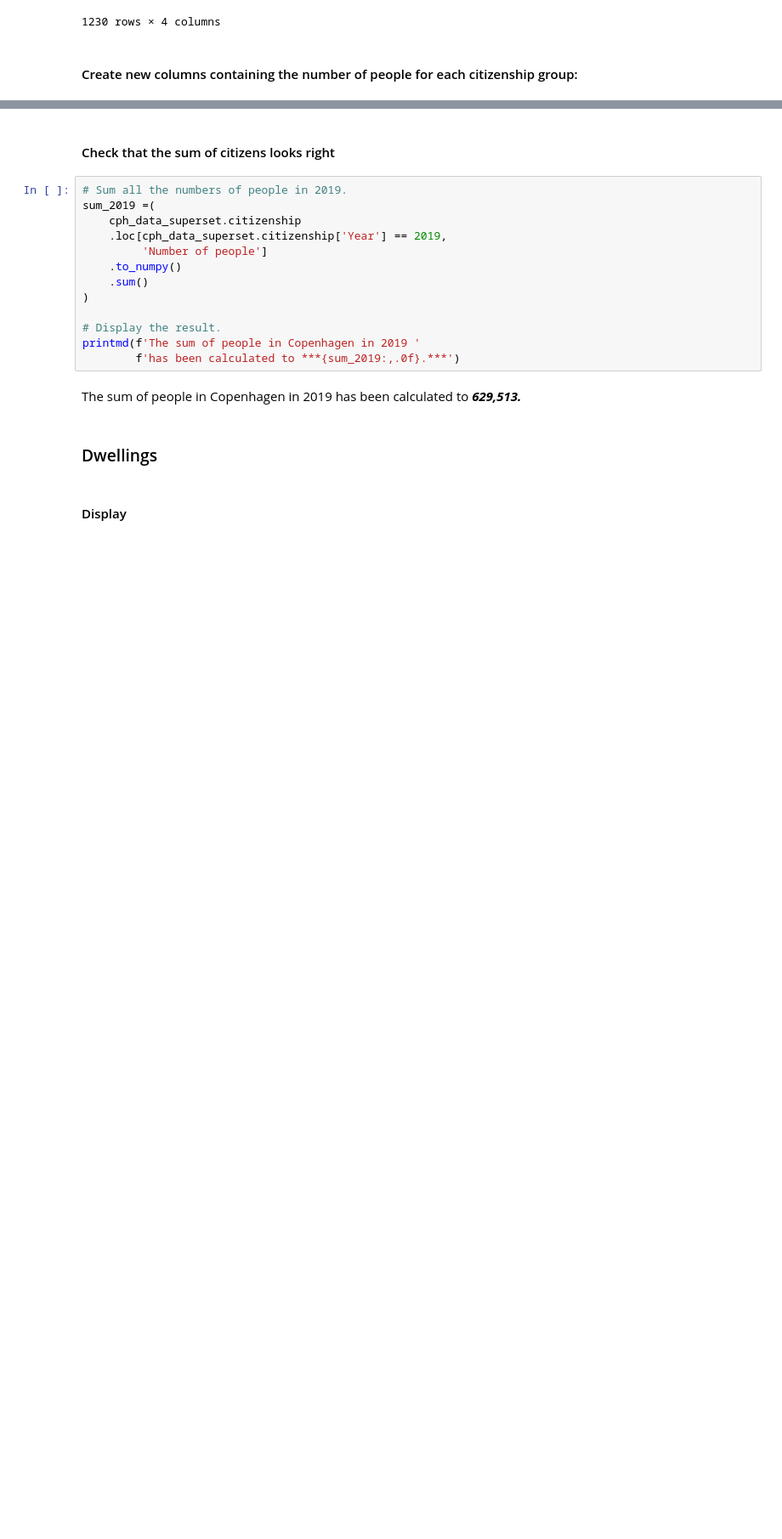
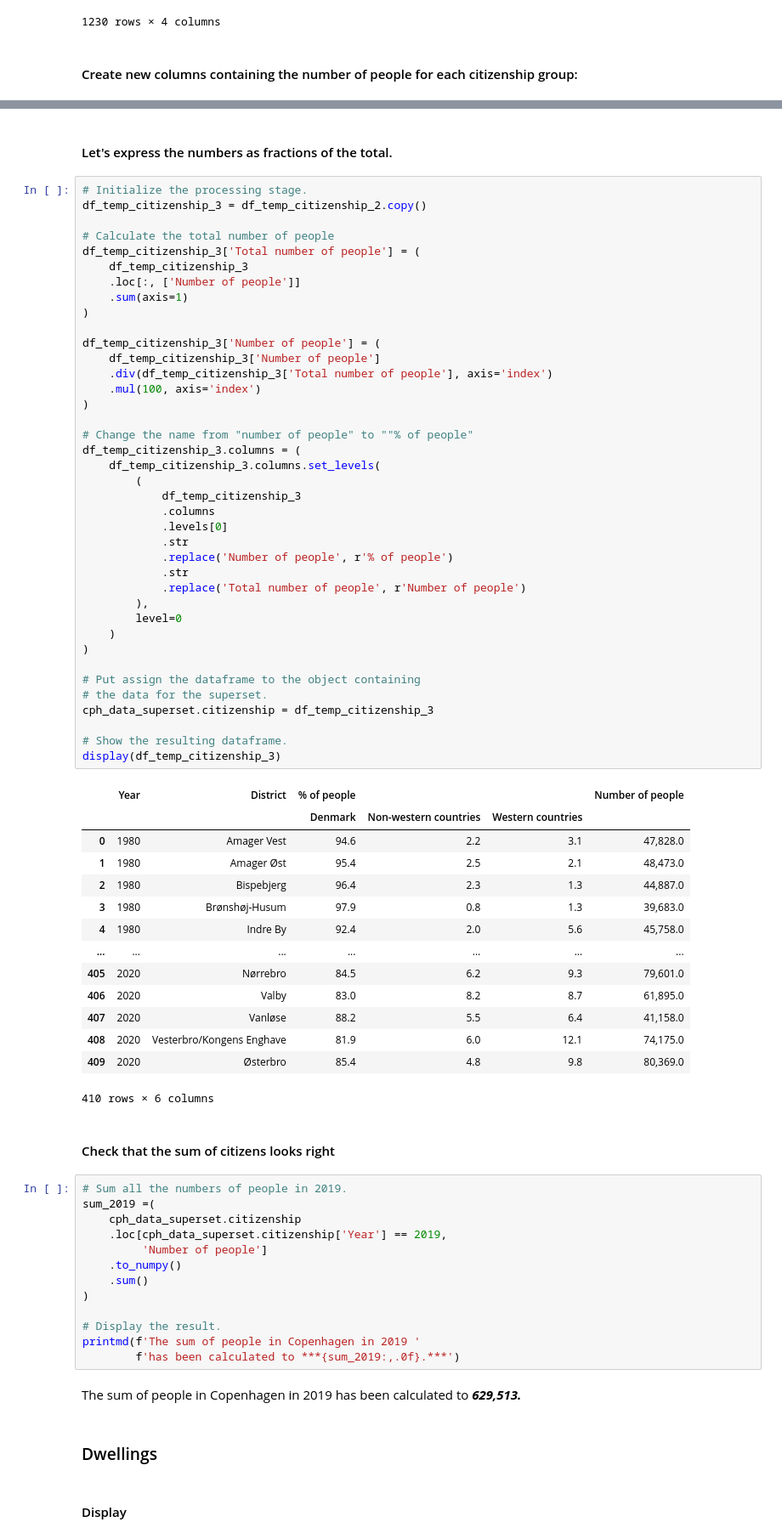
Before and after one commit to wojciechdk/social_data_analysis_and_visualization_final_project, a Jupyter notebook: basic_stats.ipynb, the cells around one changed output, grey strips where cells are left out. Shown at 85% size. Drawn from its saved outputs; the diff is of its cells as text; blank space fills up the shorter version.

```diff
--- a/basic_stats.ipynb
+++ b/basic_stats.ipynb
@@ -1164,6 +1164,62 @@ display(cph_data_superset.citizenship)
 | 408 | 2020 | Vesterbro/Kongens Enghave | 60,744.0 | 4,482.0 | 8,949.0 |
 | 409 | 2020 | Østerbro | 68,643.0 | 3,866.0 | 7,860.0 |
 410 rows × 5 columns
+# %% [markdown]
+#### Let's express the numbers as fractions of the total.
+# %%
+# Initialize the processing stage.
+df_temp_citizenship_3 = df_temp_citizenship_2.copy()
+
+# Calculate the total number of people
+df_temp_citizenship_3['Total number of people'] = (
+    df_temp_citizenship_3
+    .loc[:, ['Number of people']]
+    .sum(axis=1)
+)
+
+df_temp_citizenship_3['Number of people'] = (
+    df_temp_citizenship_3['Number of people']
+    .div(df_temp_citizenship_3['Total number of people'], axis='index')
+    .mul(100, axis='index')
+)
+
+# Change the name from "number of people" to ""% of people"
+df_temp_citizenship_3.columns = (
+    df_temp_citizenship_3.columns.set_levels(
+        (
+            df_temp_citizenship_3
+            .columns
+            .levels[0]
+            .str
+            .replace('Number of people', r'% of people')
+            .str
+            .replace('Total number of people', r'Number of people')
+        ),
+        level=0
+    )
+)
+
+# Put assign the dataframe to the object containing
+# the data for the superset.
+cph_data_superset.citizenship = df_temp_citizenship_3
+
+# Show the resulting dataframe.
+display(df_temp_citizenship_3)
+# %% [output]
+|  | Year | District | % of people |  |  | Number of people |
+|  |  |  | Denmark | Non-western countries | Western countries |  |
+| 0 | 1980 | Amager Vest | 94.6 | 2.2 | 3.1 | 47,828.0 |
+| 1 | 1980 | Amager Øst | 95.4 | 2.5 | 2.1 | 48,473.0 |
+| 2 | 1980 | Bispebjerg | 96.4 | 2.3 | 1.3 | 44,887.0 |
+| 3 | 1980 | Brønshøj-Husum | 97.9 | 0.8 | 1.3 | 39,683.0 |
+| 4 | 1980 | Indre By | 92.4 | 2.0 | 5.6 | 45,758.0 |
+| ... | ... | ... | ... | ... | ... | ... |
+| 405 | 2020 | Nørrebro | 84.5 | 6.2 | 9.3 | 79,601.0 |
+| 406 | 2020 | Valby | 83.0 | 8.2 | 8.7 | 61,895.0 |
+| 407 | 2020 | Vanløse | 88.2 | 5.5 | 6.4 | 41,158.0 |
+| 408 | 2020 | Vesterbro/Kongens Enghave | 81.9 | 6.0 | 12.1 | 74,175.0 |
+| 409 | 2020 | Østerbro | 85.4 | 4.8 | 9.8 | 80,369.0 |
+410 rows × 6 columns
 # %% [markdown]
 #### Check that the sum of citizens looks right
 # %%
```
Also changed, not shown: parts of 9 cells of this notebook.
